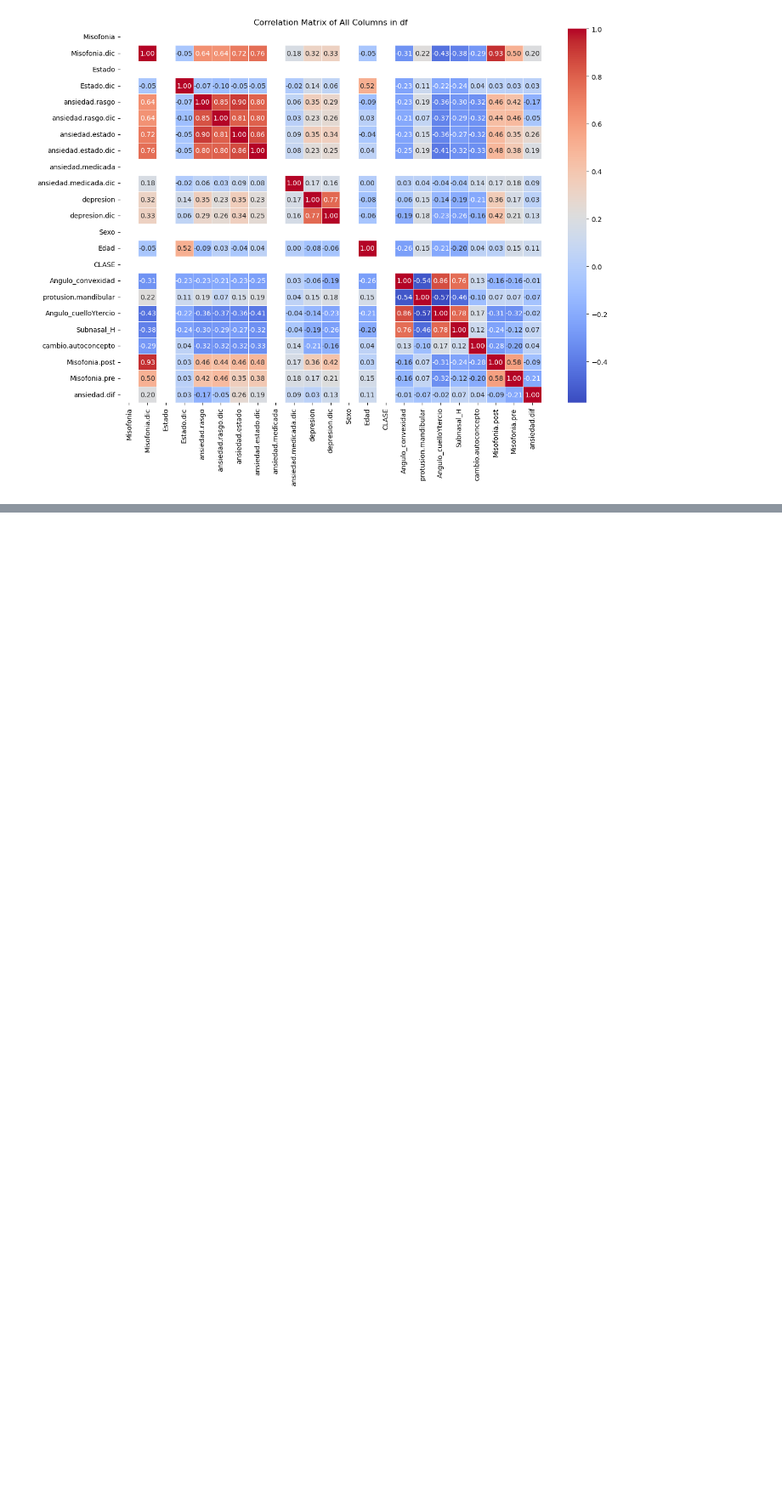
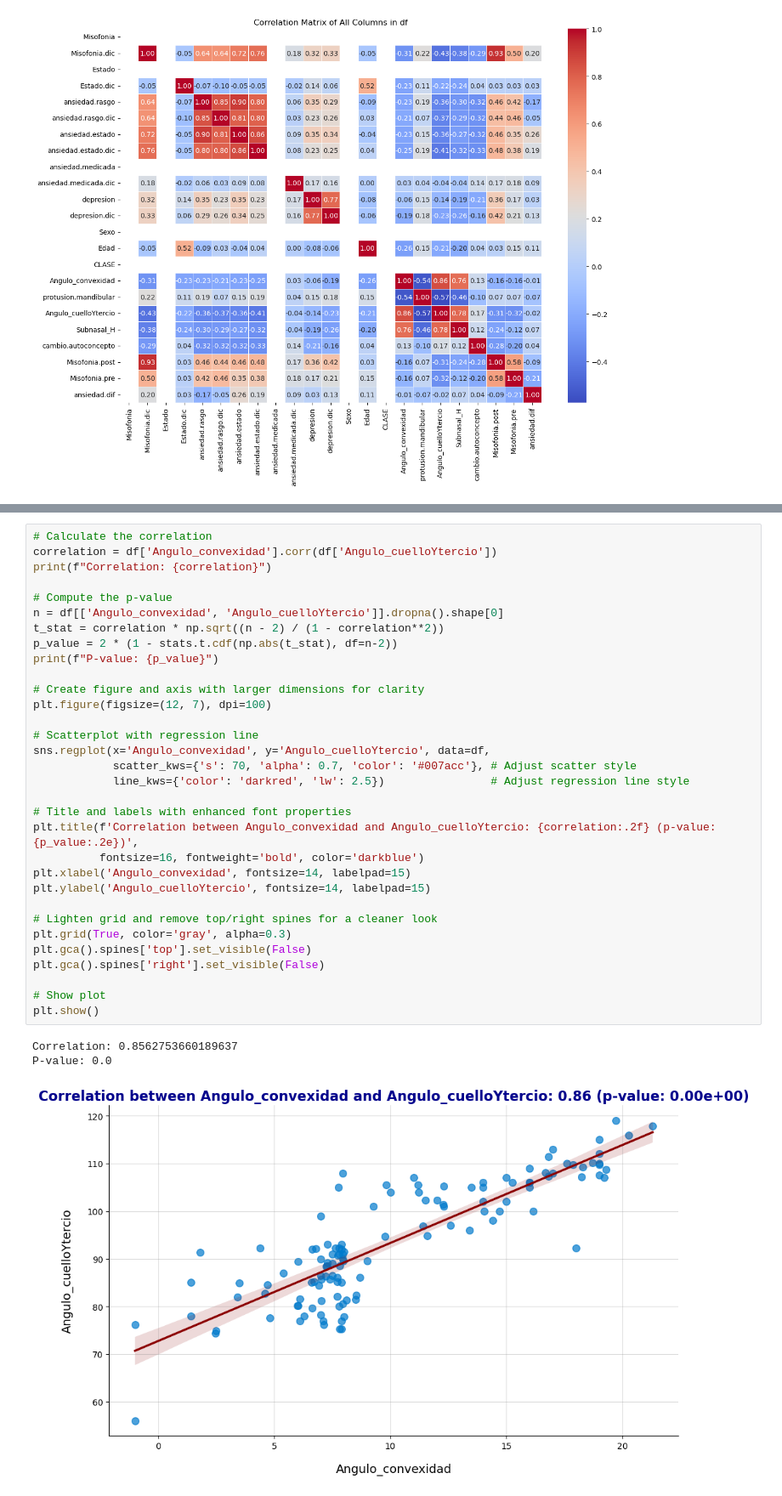
Before and after one commit to MMRES-PyBootcamp/MMRES-python-bootcamp2024, a Jupyter notebook: Misophonia_report/MMRES_Report_AlbertGrass_AndresGordo.ipynb, the cells around one changed output, grey strips where cells are left out. Shown at 85% size. Drawn from its saved outputs; the diff is of its cells as text; blank space fills up the shorter version.

```diff
--- a/Misophonia_report/MMRES_Report_AlbertGrass_AndresGordo.ipynb
+++ b/Misophonia_report/MMRES_Report_AlbertGrass_AndresGordo.ipynb
@@ -159,0 +192,36 @@ P-value: 7.22751858361903e-10
+# %%
+# Calculate the correlation
+correlation = df['Angulo_convexidad'].corr(df['Angulo_cuelloYtercio'])
+print(f"Correlation: {correlation}")
+
+# Compute the p-value
+n = df[['Angulo_convexidad', 'Angulo_cuelloYtercio']].dropna().shape[0]
+t_stat = correlation * np.sqrt((n - 2) / (1 - correlation**2))
+p_value = 2 * (1 - stats.t.cdf(np.abs(t_stat), df=n-2))
+print(f"P-value: {p_value}")
+
+# Create figure and axis with larger dimensions for clarity
+plt.figure(figsize=(12, 7), dpi=100)
+
+# Scatterplot with regression line
+sns.regplot(x='Angulo_convexidad', y='Angulo_cuelloYtercio', data=df,
+            scatter_kws={'s': 70, 'alpha': 0.7, 'color': '#007acc'}, # Adjust scatter style
+            line_kws={'color': 'darkred', 'lw': 2.5})                # Adjust regression line style
+
+# Title and labels with enhanced font properties
+plt.title(f'Correlation between Angulo_convexidad and Angulo_cuelloYtercio: {correlation:.2f} (p-value: {p_value:.2e})',
+          fontsize=16, fontweight='bold', color='darkblue')
+plt.xlabel('Angulo_convexidad', fontsize=14, labelpad=15)
+plt.ylabel('Angulo_cuelloYtercio', fontsize=14, labelpad=15)
+
+# Lighten grid and remove top/right spines for a cleaner look
+plt.grid(True, color='gray', alpha=0.3)
+plt.gca().spines['top'].set_visible(False)
+plt.gca().spines['right'].set_visible(False)
+
+# Show plot
+plt.show()
+# %% [output]
+Correlation: 0.8562753660189637
+P-value: 0.0
+[figure, added]
```
Also changed, not shown: parts of 2 cells of this notebook.
